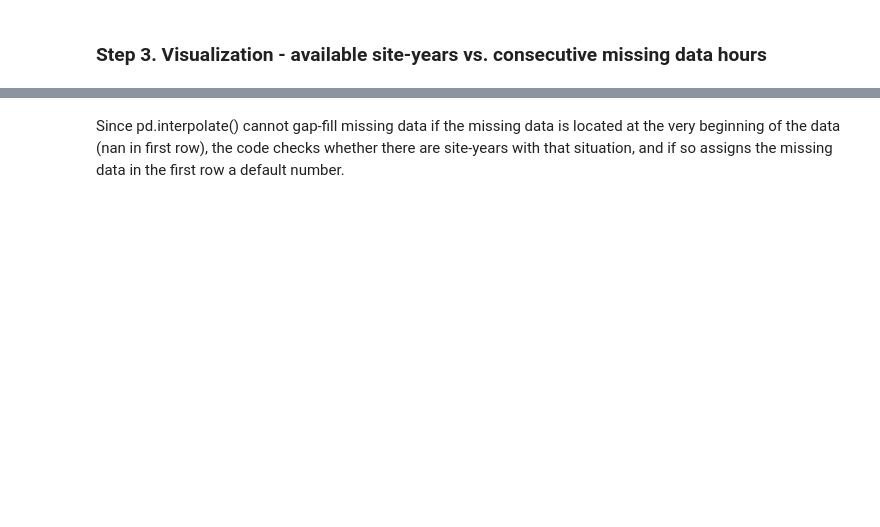
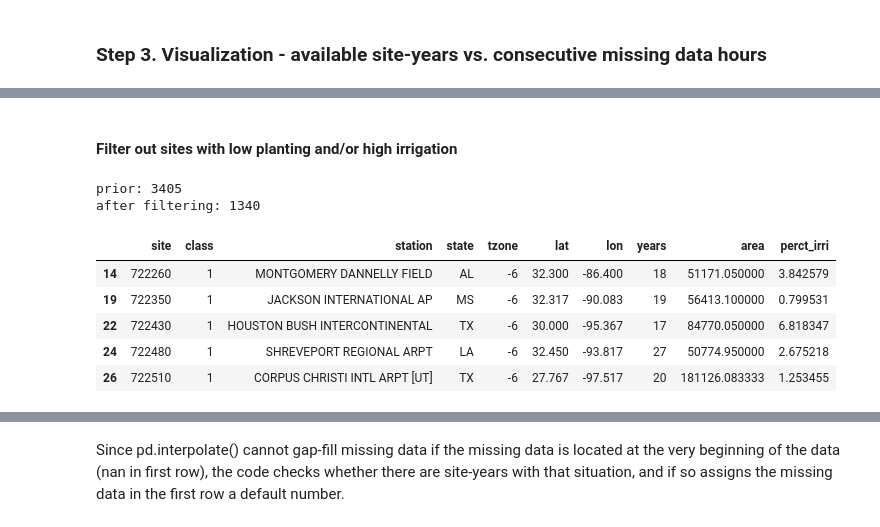
Before and after one commit to jennhsiao/upscale, a Jupyter notebook: notebooks/weafile_process.ipynb, the cells around one changed output, grey strips where cells are left out. Drawn from its saved outputs; the diff is of its cells as text; code cells hidden in the pictures; blank space fills up the shorter version.

```diff
--- a/notebooks/weafile_process.ipynb
+++ b/notebooks/weafile_process.ipynb
@@ -180,0 +318,46 @@ df_numofyears = df_numofyears.reset_index().iloc[:, 1:3]
+# %%
+sites = df_sites_info.site
+areas = []
+perct_irris = []
+
+for site in sites:
+    lat = float(df_sites_info[df_sites_info.site == site].lat)
+    lon = float(df_sites_info[df_sites_info.site == site].lon)
+    dist = list(enumerate(np.sqrt((lat - df_obs.lat)**2 + (lon - (df_obs.lon))**2)))
+    df_dist = pd.DataFrame(dist, columns=['rownum', 'distance'])
+    row = list(df_dist.nsmallest(5, 'distance').rownum) # select the five nearest locations and average for
+                                                        # cropping area & irrigation percentage
+    area = df_obs.iloc[row].crop_area.mean()
+    perct_irri = df_obs.iloc[row].perct_irri.mean()
+    areas.append(area)
+    perct_irris.append(perct_irri)
+
+# add planting area & irrigation info for filtering purposes
+df_filter = pd.DataFrame({'area': areas, 'perct_irri': perct_irris})
+df_summary = pd.concat([df_sites_info, df_filter], axis=1)
+# %% [markdown]
+#### Filter out sites with low planting and/or high irrigation
+# %%
+# filter
+df_filtered = df_summary[(df_summary.area > 50000) & (df_summary.perct_irri < 10)]
+# Mueller & Butler (2018) - 'counties with >10% of their harvested areas irrigated according to the four 1997-2012 census
+# are removed from the anlaysis, as they are known to be significantly less sensitive to temperature.'
+
+# how many site-years left?
+print('prior:', sum(df_summary.years.astype(int)))
+print('after filtering:', sum(df_filtered.years.astype(int)))
+
+# store final filtered site info
+#df_filtered.to_csv('/home/disk/eos8/ach315/upscale/weadata/sites_filtered_crithr1.csv')
+# %% [output]
+prior: 3405
+after filtering: 1340
+# %%
+df_filtered.head()
+# %% [output]
+|  | site | class | station | state | tzone | lat | lon | years | area | perct_irri |
+| 14 | 722260 | 1 | MONTGOMERY DANNELLY FIELD | AL | -6 | 32.300 | -86.400 | 18 | 51171.050000 | 3.842579 |
+| 19 | 722350 | 1 | JACKSON INTERNATIONAL AP | MS | -6 | 32.317 | -90.083 | 19 | 56413.100000 | 0.799531 |
+| 22 | 722430 | 1 | HOUSTON BUSH INTERCONTINENTAL | TX | -6 | 30.000 | -95.367 | 17 | 84770.050000 | 6.818347 |
+| 24 | 722480 | 1 | SHREVEPORT REGIONAL ARPT | LA | -6 | 32.450 | -93.817 | 27 | 50774.950000 | 2.675218 |
+| 26 | 722510 | 1 | CORPUS CHRISTI INTL ARPT [UT] | TX | -6 | 27.767 | -97.517 | 20 | 181126.083333 | 1.253455 |
```
Also changed, not shown: parts of 36 cells of this notebook, 4 other files.
